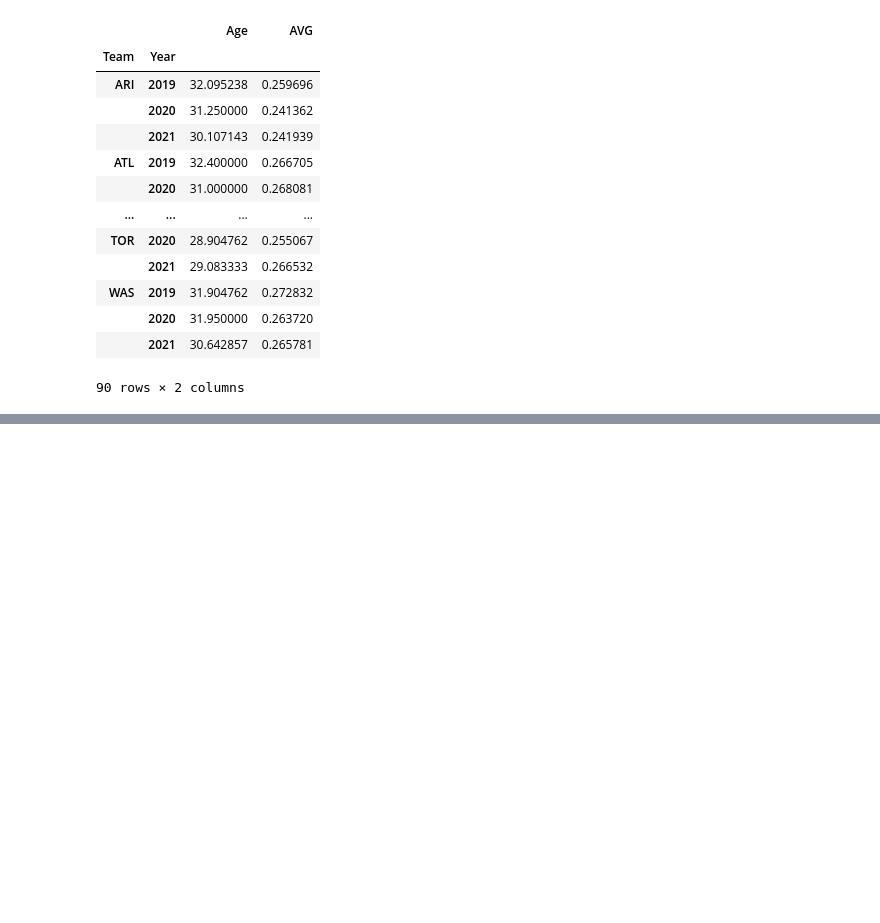
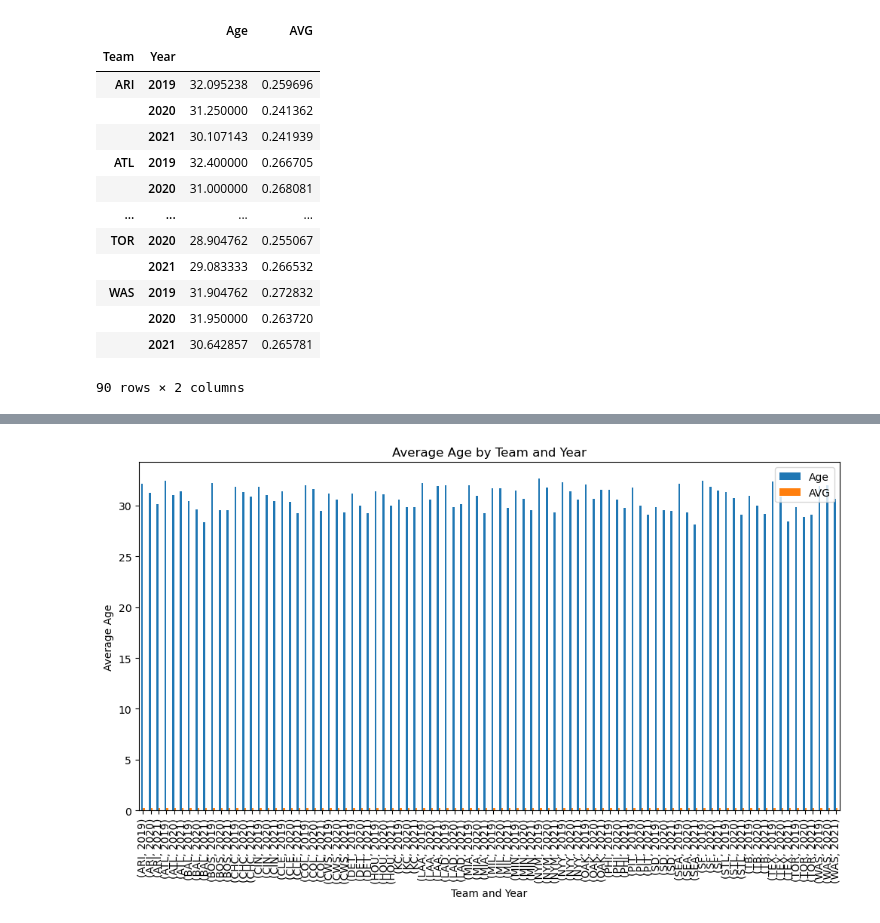
Before and after one commit to michaelgarv/Project_1, a Jupyter notebook: michael_analysis/michael_notebook.ipynb, the cells around one changed output, grey strips where cells are left out. Drawn from its saved outputs; the diff is of its cells as text; code cells hidden in the pictures; blank space fills up the shorter version.

Commit message:
age graph

```diff
--- a/michael_analysis/michael_notebook.ipynb
+++ b/michael_analysis/michael_notebook.ipynb
@@ -256,0 +256,8 @@ Text(0, 0.5, 'AVG')
+# %%
+age_df_group.plot(kind='bar', figsize=(12,6))
+plt.title('Average Age by Team and Year')
+plt.xlabel('Team and Year')
+plt.ylabel('Average Age')
+plt.show()
+# %% [output]
+[figure, added]
```
Also changed, not shown: parts of 7 cells of this notebook, 2 other files.
